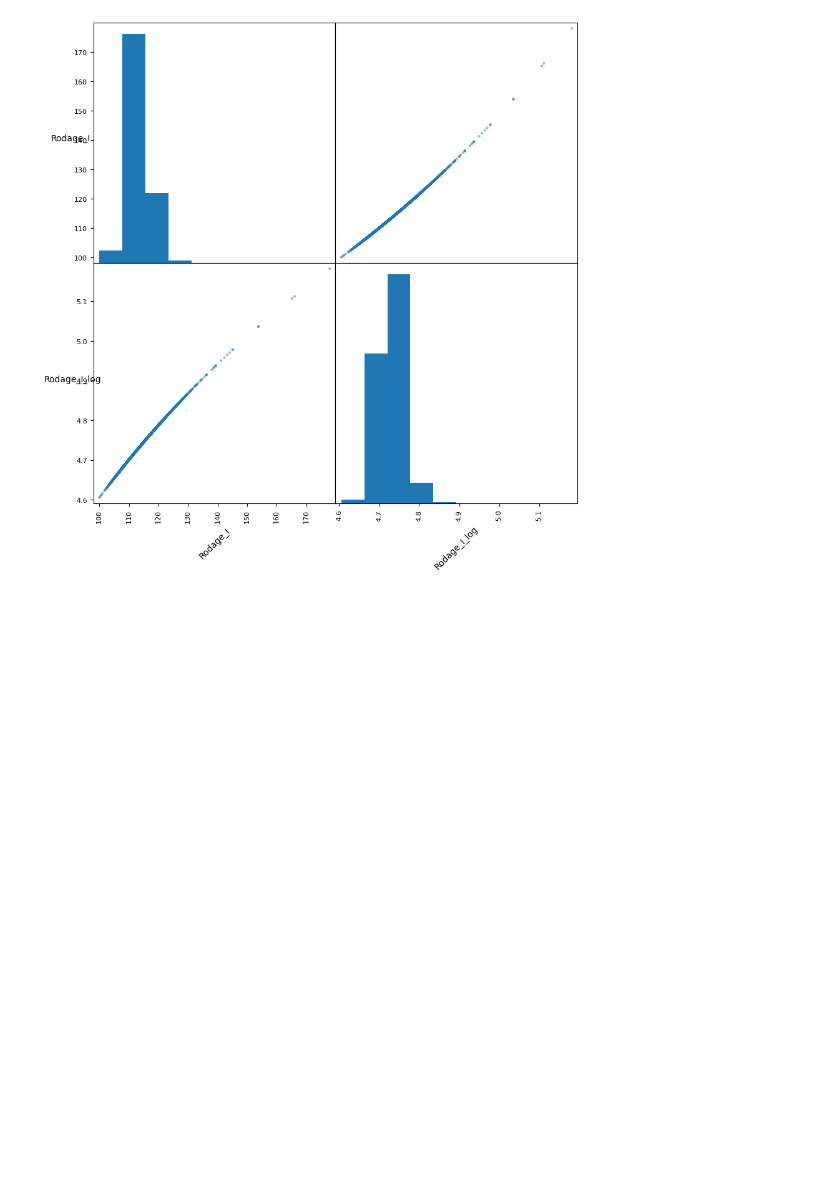
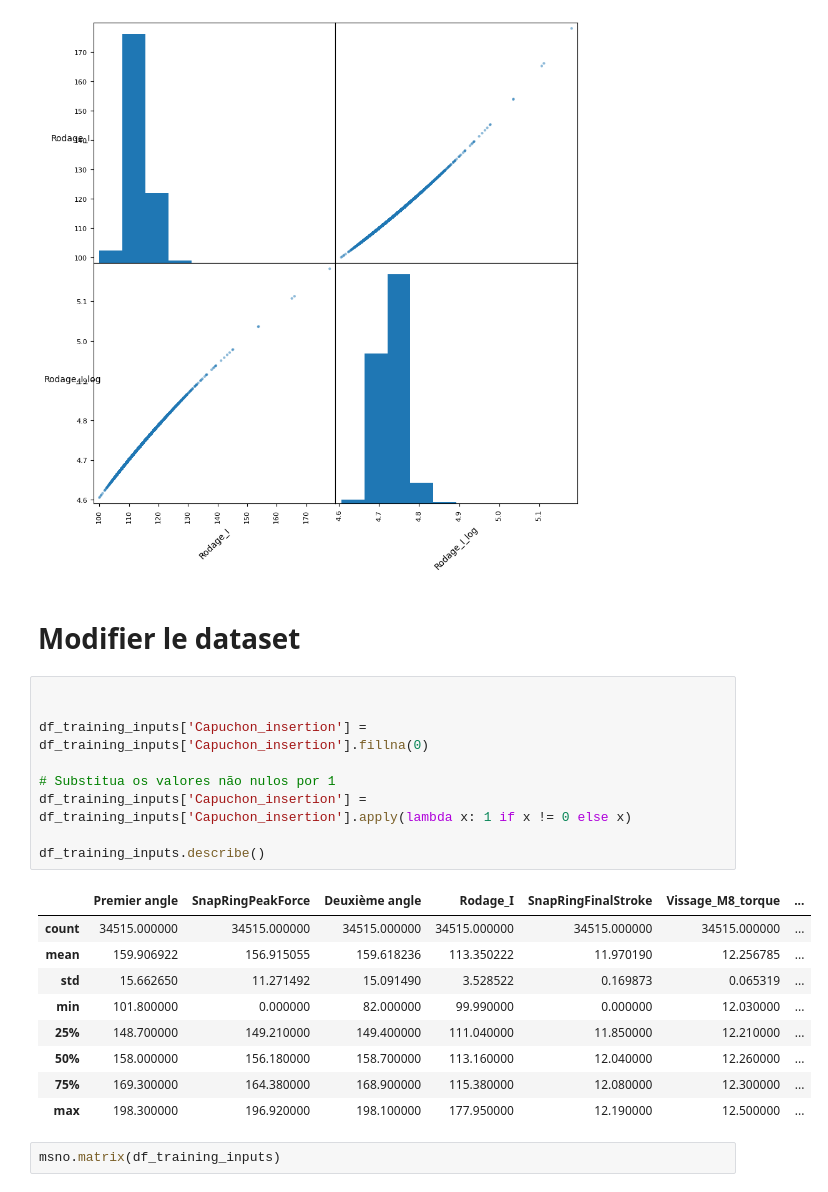
Before and after one commit to TonioHathos/AI_Valeo, a Jupyter notebook: Pre_processing_dataset_yudi.ipynb, the cells around one changed output. Saved outputs shown, nothing was run; the diff lists cells and outputs as text; blank space fills up the shorter version.

```diff
--- a/Pre_processing_dataset_yudi.ipynb
+++ b/Pre_processing_dataset_yudi.ipynb
@@ -438,3 +438,26 @@ visualization.rotate_labels(sm)
 plt.show()
 # %% [output]
 [figure]
+# %% [markdown]
+# Modifier le dataset
+# %%
+
+
+df_training_inputs['Capuchon_insertion'] = df_training_inputs['Capuchon_insertion'].fillna(0)
+
+# Substitua os valores não nulos por 1
+df_training_inputs['Capuchon_insertion'] = df_training_inputs['Capuchon_insertion'].apply(lambda x: 1 if x != 0 else x)
+
+df_training_inputs.describe()
+# %% [output]
+|  | Premier angle | SnapRingPeakForce | Deuxième angle | Rodage_I | SnapRingFinalStroke | Vissage_M8_torque | ... |
+| count | 34515.000000 | 34515.000000 | 34515.000000 | 34515.000000 | 34515.000000 | 34515.000000 | ... |
+| mean | 159.906922 | 156.915055 | 159.618236 | 113.350222 | 11.970190 | 12.256785 | ... |
+| std | 15.662650 | 11.271492 | 15.091490 | 3.528522 | 0.169873 | 0.065319 | ... |
+| min | 101.800000 | 0.000000 | 82.000000 | 99.990000 | 0.000000 | 12.030000 | ... |
+| 25% | 148.700000 | 149.210000 | 149.400000 | 111.040000 | 11.850000 | 12.210000 | ... |
+| 50% | 158.000000 | 156.180000 | 158.700000 | 113.160000 | 12.040000 | 12.260000 | ... |
+| 75% | 169.300000 | 164.380000 | 168.900000 | 115.380000 | 12.080000 | 12.300000 | ... |
+| max | 198.300000 | 196.920000 | 198.100000 | 177.950000 | 12.190000 | 12.500000 | ... |
+# %%
+msno.matrix(df_training_inputs)
```
Also changed, not shown: parts of 6 cells of this notebook.
